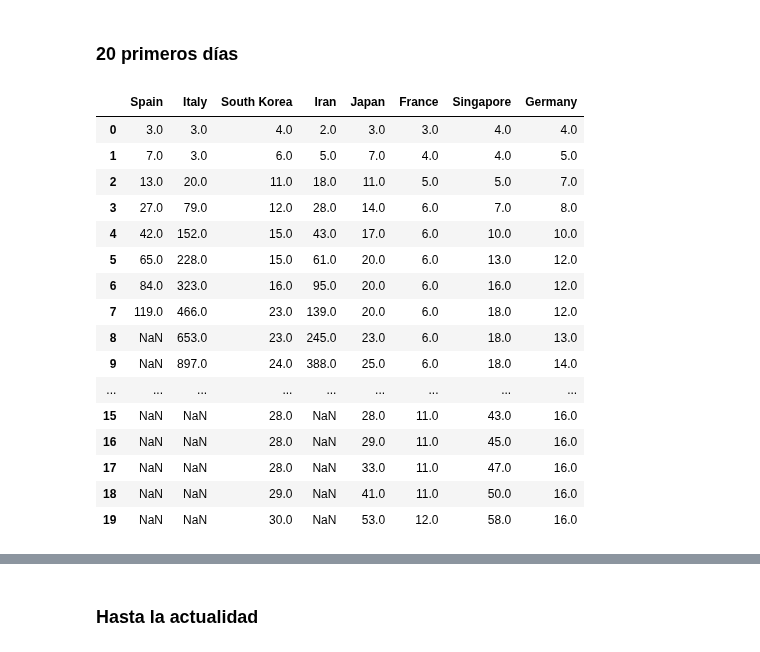
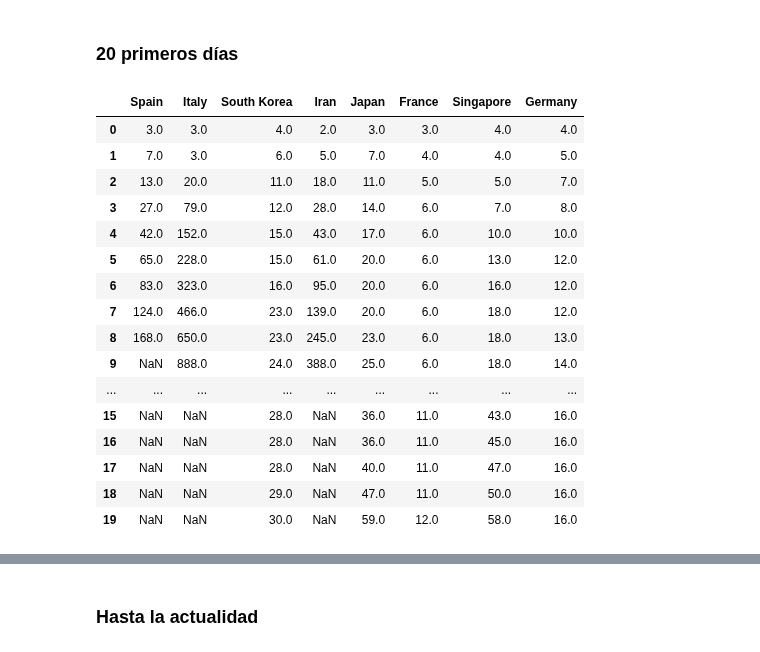
Before and after one commit to cambrian-intelligence/COVID-19_seguimiento, a Jupyter notebook: _notebooks/2020-02-29-confirmados_graficos.ipynb, the cells around one changed output, grey strips where cells are left out. Saved outputs shown, nothing was run; the diff lists cells and outputs as text; code cells hidden in the pictures.

```diff
--- a/_notebooks/2020-02-29-confirmados_graficos.ipynb
+++ b/_notebooks/2020-02-29-confirmados_graficos.ipynb
@@ -277,44 +277,44 @@ df = df.apply(pd.to_numeric, errors='coerce')
 keep = ['Spain', 'Italy', 'South Korea', 'Iran', 'Japan', 'France', 'Singapore', 'Germany']
 df = df[keep]
 
 # align data
 aligned_data = {}
-daily_delta = 2
+daily_delta = 3
 plus_days = 20
 plus_spain = 6 + daily_delta
 plus_iran = 11 + daily_delta
 plus_italy = 11 + daily_delta
 plus_s_korea = 20
 
 aligned_data['Spain'] = np.array(df['Spain'][42:42+plus_spain])
 aligned_data['Italy'] = np.array(df['Italy'][37:37+plus_italy])
 aligned_data['South Korea'] = np.array(df['South Korea'][16:16+plus_s_korea])
 aligned_data['Iran'] = np.array(df['Iran'][37:37+plus_iran])
 aligned_data['Japan'] = np.array(df['Japan'][14:14+plus_days])
 aligned_data['France'] = np.array(df['France'][14:14+plus_days])
 aligned_data['Singapore'] = np.array(df['Singapore'][12:12+plus_days])
 aligned_data['Germany'] = np.array(df['Germany'][16:16+plus_days])
 df_aligned = pd.DataFrame(dict([(k,pd.Series(v)) for k,v in aligned_data.items() ]))
 df = df_aligned
 df
 # %% [output]
 |  | Spain | Italy | South Korea | Iran | Japan | France | Singapore | Germany |
 | 0 | 3.0 | 3.0 | 4.0 | 2.0 | 3.0 | 3.0 | 4.0 | 4.0 |
 | 1 | 7.0 | 3.0 | 6.0 | 5.0 | 7.0 | 4.0 | 4.0 | 5.0 |
 | 2 | 13.0 | 20.0 | 11.0 | 18.0 | 11.0 | 5.0 | 5.0 | 7.0 |
 | 3 | 27.0 | 79.0 | 12.0 | 28.0 | 14.0 | 6.0 | 7.0 | 8.0 |
 | 4 | 42.0 | 152.0 | 15.0 | 43.0 | 17.0 | 6.0 | 10.0 | 10.0 |
 | 5 | 65.0 | 228.0 | 15.0 | 61.0 | 20.0 | 6.0 | 13.0 | 12.0 |
-| 6 | 84.0 | 323.0 | 16.0 | 95.0 | 20.0 | 6.0 | 16.0 | 12.0 |
-| 7 | 119.0 | 466.0 | 23.0 | 139.0 | 20.0 | 6.0 | 18.0 | 12.0 |
-| 8 | NaN | 653.0 | 23.0 | 245.0 | 23.0 | 6.0 | 18.0 | 13.0 |
-| 9 | NaN | 897.0 | 24.0 | 388.0 | 25.0 | 6.0 | 18.0 | 14.0 |
+| 6 | 83.0 | 323.0 | 16.0 | 95.0 | 20.0 | 6.0 | 16.0 | 12.0 |
+| 7 | 124.0 | 466.0 | 23.0 | 139.0 | 20.0 | 6.0 | 18.0 | 12.0 |
+| 8 | 168.0 | 650.0 | 23.0 | 245.0 | 23.0 | 6.0 | 18.0 | 13.0 |
+| 9 | NaN | 888.0 | 24.0 | 388.0 | 25.0 | 6.0 | 18.0 | 14.0 |
 | ... | ... | ... | ... | ... | ... | ... | ... | ... |
-| 15 | NaN | NaN | 28.0 | NaN | 28.0 | 11.0 | 43.0 | 16.0 |
-| 16 | NaN | NaN | 28.0 | NaN | 29.0 | 11.0 | 45.0 | 16.0 |
-| 17 | NaN | NaN | 28.0 | NaN | 33.0 | 11.0 | 47.0 | 16.0 |
-| 18 | NaN | NaN | 29.0 | NaN | 41.0 | 11.0 | 50.0 | 16.0 |
-| 19 | NaN | NaN | 30.0 | NaN | 53.0 | 12.0 | 58.0 | 16.0 |
+| 15 | NaN | NaN | 28.0 | NaN | 36.0 | 11.0 | 43.0 | 16.0 |
+| 16 | NaN | NaN | 28.0 | NaN | 36.0 | 11.0 | 45.0 | 16.0 |
+| 17 | NaN | NaN | 28.0 | NaN | 40.0 | 11.0 | 47.0 | 16.0 |
+| 18 | NaN | NaN | 29.0 | NaN | 47.0 | 11.0 | 50.0 | 16.0 |
+| 19 | NaN | NaN | 30.0 | NaN | 59.0 | 12.0 | 58.0 | 16.0 |
 # %%
 # collapse
 # plot
```
Also changed, not shown: parts of 5 cells of this notebook, 2 other files.
